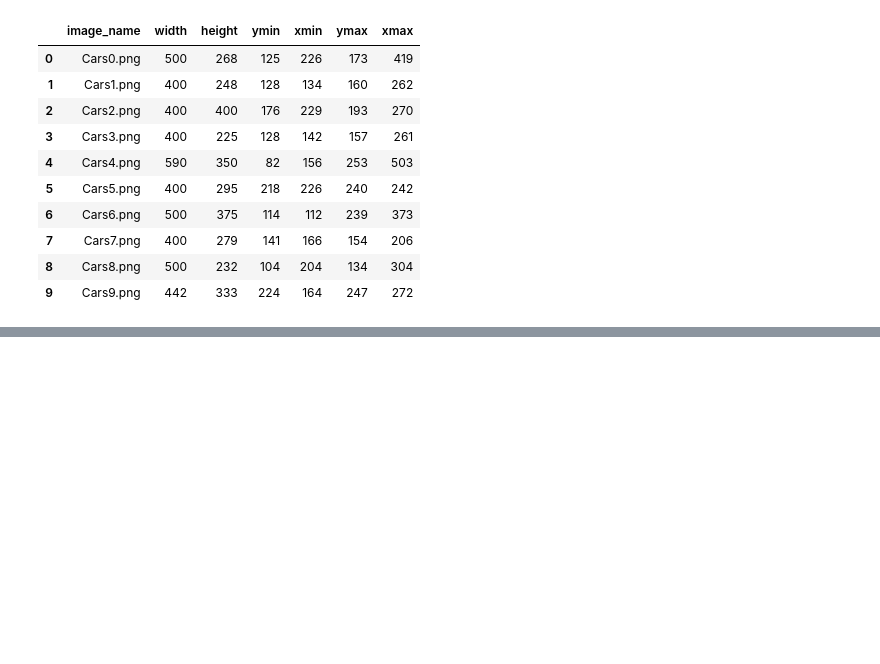
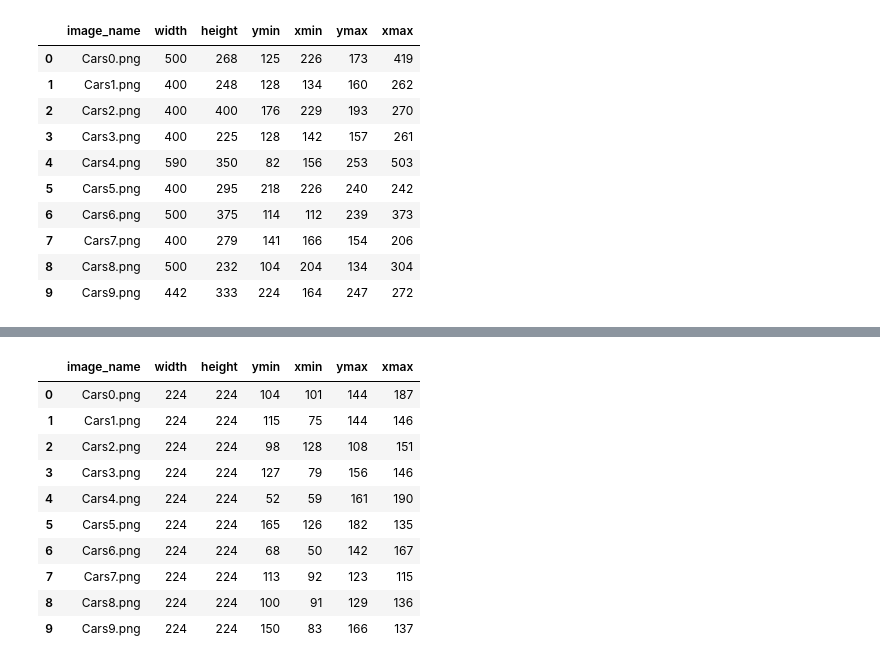
Before and after one commit to ram333n/neurocomputing, a Jupyter notebook: neurocomputing-lab/main.ipynb, the cells around one changed output, grey strips where cells are left out. Saved outputs shown, nothing was run; the diff lists cells and outputs as text; code cells hidden in the pictures; blank space fills up the shorter version.

```diff
--- a/neurocomputing-lab/main.ipynb
+++ b/neurocomputing-lab/main.ipynb
@@ -85,0 +126,16 @@ plt.axis('off')
+# %%
+df = resize_annotations(df)
+
+df.head(10)
+# %% [output]
+|  | image_name | width | height | ymin | xmin | ymax | xmax |
+| 0 | Cars0.png | 224 | 224 | 104 | 101 | 144 | 187 |
+| 1 | Cars1.png | 224 | 224 | 115 | 75 | 144 | 146 |
+| 2 | Cars2.png | 224 | 224 | 98 | 128 | 108 | 151 |
+| 3 | Cars3.png | 224 | 224 | 127 | 79 | 156 | 146 |
+| 4 | Cars4.png | 224 | 224 | 52 | 59 | 161 | 190 |
+| 5 | Cars5.png | 224 | 224 | 165 | 126 | 182 | 135 |
+| 6 | Cars6.png | 224 | 224 | 68 | 50 | 142 | 167 |
+| 7 | Cars7.png | 224 | 224 | 113 | 92 | 123 | 115 |
+| 8 | Cars8.png | 224 | 224 | 100 | 91 | 129 | 136 |
+| 9 | Cars9.png | 224 | 224 | 150 | 83 | 166 | 137 |
```
Also changed, not shown: parts of 20 cells of this notebook, 1 other file.
